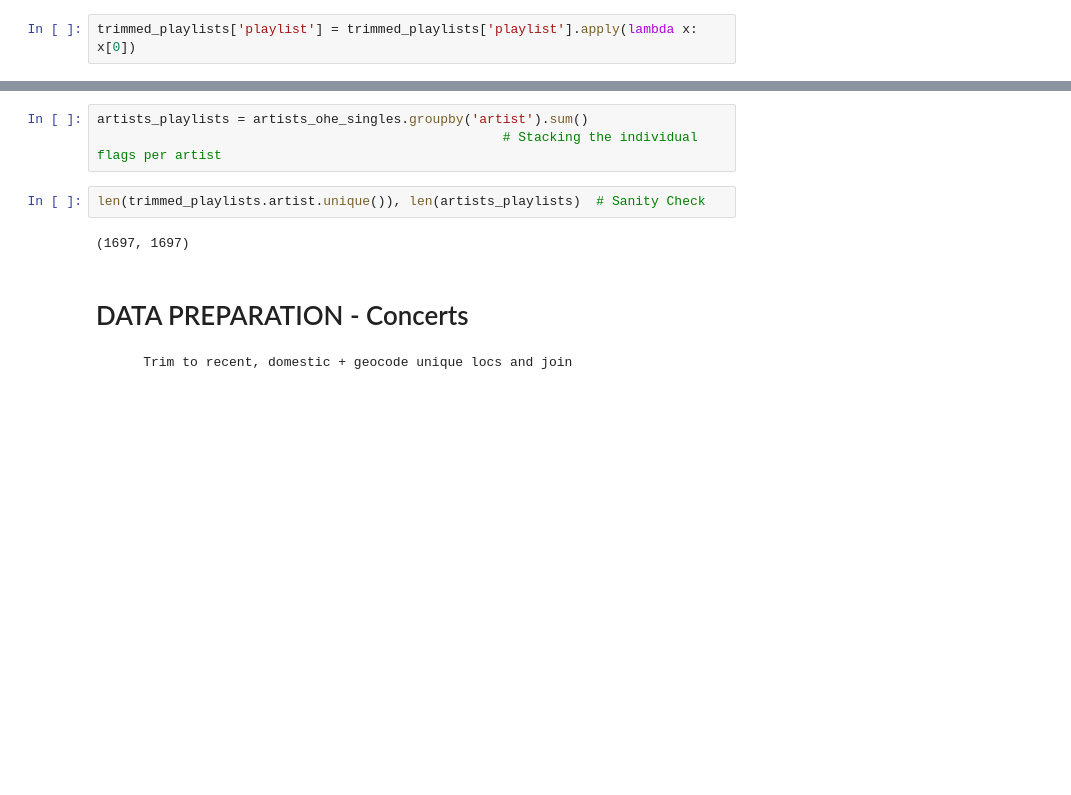
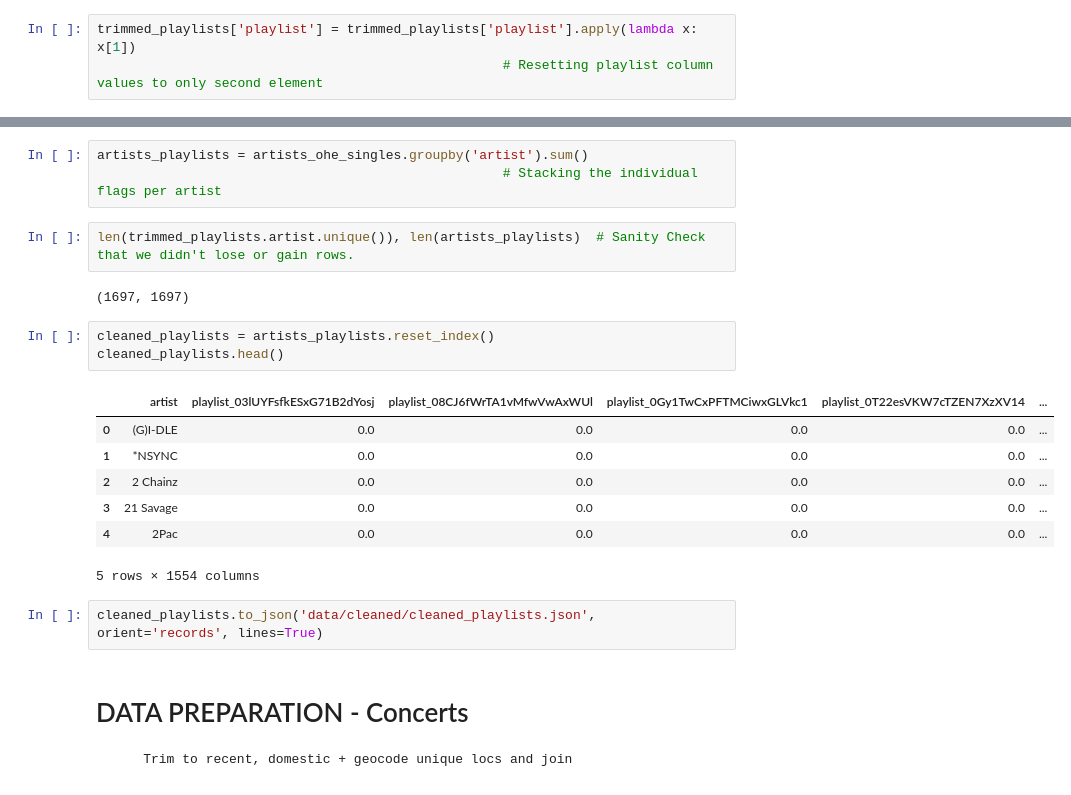
Before and after one commit to Patrickbfuller/solve_music_probs, a Jupyter notebook: up_next/walkthrough.ipynb, the cells around one changed output, grey strips where cells are left out. Cells and saved outputs as stored; diff of their text form; blank space fills up the shorter version.

Commit message:
transpose to code to artist model

```diff
--- a/up_next/walkthrough.ipynb
+++ b/up_next/walkthrough.ipynb
@@ -148,5 +149,6 @@ Cut the lists in the playlist column to just the second element.
 # %%
-trimmed_playlists['playlist'] = trimmed_playlists['playlist'].apply(lambda x: x[0])
+trimmed_playlists['playlist'] = trimmed_playlists['playlist'].apply(lambda x: x[1])
+                                                    # Resetting playlist column values to only second element
 # %% [markdown]
 Create a dataframe of each artist and flags for their playlist presences
 # %%
@@ -165,9 +167,22 @@ artists_ohe_singles = pd.concat([trimmed_playlists.drop('playlist', axis=1),
 artists_playlists = artists_ohe_singles.groupby('artist').sum()
                                                     # Stacking the individual flags per artist
 # %%
-len(trimmed_playlists.artist.unique()), len(artists_playlists)  # Sanity Check
+len(trimmed_playlists.artist.unique()), len(artists_playlists)  # Sanity Check that we didn't lose or gain rows.
 # %% [output]
 (1697, 1697)
+# %%
+cleaned_playlists = artists_playlists.reset_index()
+cleaned_playlists.head()
+# %% [output]
+|  | artist | playlist_03lUYFsfkESxG71B2dYosj | playlist_08CJ6fWrTA1vMfwVwAxWUl | playlist_0Gy1TwCxPFTMCiwxGLVkc1 | playlist_0T22esVKW7cTZEN7XzXV14 | ... |
+| 0 | (G)I-DLE | 0.0 | 0.0 | 0.0 | 0.0 | ... |
+| 1 | *NSYNC | 0.0 | 0.0 | 0.0 | 0.0 | ... |
+| 2 | 2 Chainz | 0.0 | 0.0 | 0.0 | 0.0 | ... |
+| 3 | 21 Savage | 0.0 | 0.0 | 0.0 | 0.0 | ... |
+| 4 | 2Pac | 0.0 | 0.0 | 0.0 | 0.0 | ... |
+5 rows × 1554 columns
+# %%
+cleaned_playlists.to_json('data/cleaned/cleaned_playlists.json', orient='records', lines=True)
 # %% [markdown]
 # DATA PREPARATION - Concerts
         Trim to recent, domestic + geocode unique locs and join
```
Also changed, not shown: parts of 12 cells of this notebook, 3 other files.
